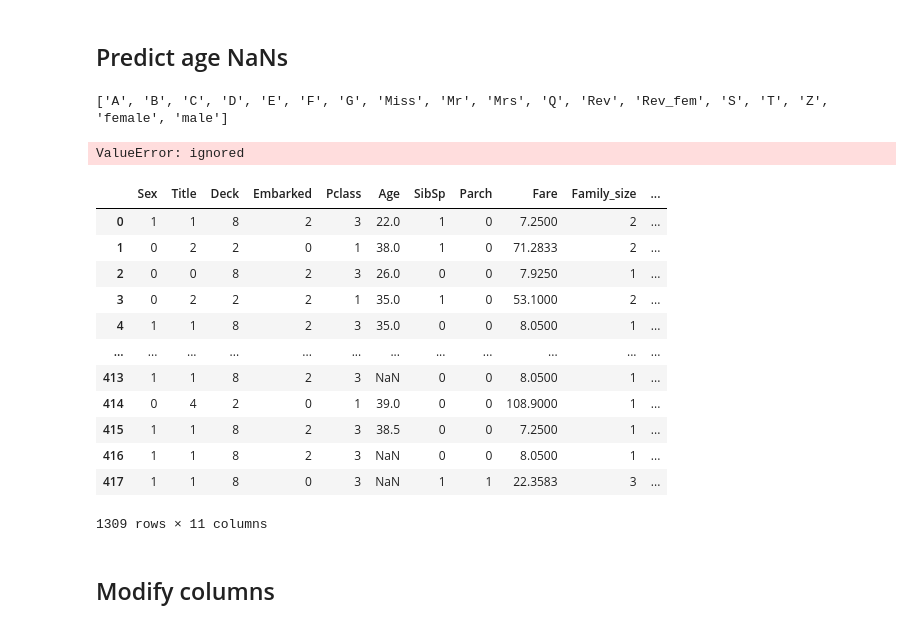
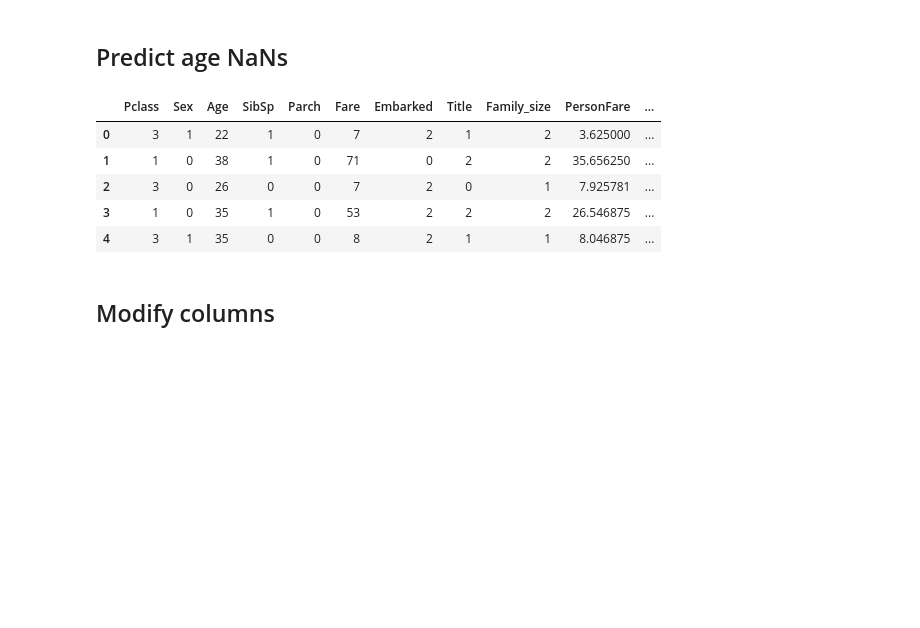
Before and after one commit to Dimildizio/WorksOnMyMachine, a Jupyter notebook: TitanicEDA.ipynb, the cells around one changed output. Drawn from its saved outputs; the diff is of its cells as text; code cells hidden in the pictures; blank space fills up the shorter version.

Commit message:
Solve saving encoders issue

```diff
--- a/TitanicEDA.ipynb
+++ b/TitanicEDA.ipynb
@@ -180,7 +227,0 @@ def train_encoder(cols = ENCODE_COLS):
-# %%
-df11 = train_encoder()
-predict_age_train_model()
-df11.head()
-# %% [output]
-['A', 'B', 'C', 'D', 'E', 'F', 'G', 'Miss', 'Mr', 'Mrs', 'Q', 'Rev', 'Rev_fem', 'S', 'T', 'Z', 'female', 'male']
-ValueError: ignored
@@ -198,19 +228,15 @@ def encode(data):
-# %%
-train_encoder()
-# %% [output]
-|  | Sex | Title | Deck | Embarked | Pclass | Age | SibSp | Parch | Fare | Family_size | ... |
-| 0 | 1 | 1 | 8 | 2 | 3 | 22.0 | 1 | 0 | 7.2500 | 2 | ... |
-| 1 | 0 | 2 | 2 | 0 | 1 | 38.0 | 1 | 0 | 71.2833 | 2 | ... |
-| 2 | 0 | 0 | 8 | 2 | 3 | 26.0 | 0 | 0 | 7.9250 | 1 | ... |
-| 3 | 0 | 2 | 2 | 2 | 1 | 35.0 | 1 | 0 | 53.1000 | 2 | ... |
-| 4 | 1 | 1 | 8 | 2 | 3 | 35.0 | 0 | 0 | 8.0500 | 1 | ... |
-| ... | ... | ... | ... | ... | ... | ... | ... | ... | ... | ... | ... |
-| 413 | 1 | 1 | 8 | 2 | 3 | NaN | 0 | 0 | 8.0500 | 1 | ... |
-| 414 | 0 | 4 | 2 | 0 | 1 | 39.0 | 0 | 0 | 108.9000 | 1 | ... |
-| 415 | 1 | 1 | 8 | 2 | 3 | 38.5 | 0 | 0 | 7.2500 | 1 | ... |
-| 416 | 1 | 1 | 8 | 2 | 3 | NaN | 0 | 0 | 8.0500 | 1 | ... |
-| 417 | 1 | 1 | 8 | 0 | 3 | NaN | 1 | 1 | 22.3583 | 3 | ... |
-1309 rows × 11 columns
+# %%
+df11 = train_encoder()
+df_n, df_t = predict_age_model()
+
+change_dtypes(df_n).head()  #float to int mostly
+# %% [output]
+|  | Pclass | Sex | Age | SibSp | Parch | Fare | Embarked | Title | Family_size | PersonFare | ... |
+| 0 | 3 | 1 | 22 | 1 | 0 | 7 | 2 | 1 | 2 | 3.625000 | ... |
+| 1 | 1 | 0 | 38 | 1 | 0 | 71 | 0 | 2 | 2 | 35.656250 | ... |
+| 2 | 3 | 0 | 26 | 0 | 0 | 7 | 2 | 0 | 1 | 7.925781 | ... |
+| 3 | 1 | 0 | 35 | 1 | 0 | 53 | 2 | 2 | 2 | 26.546875 | ... |
+| 4 | 3 | 1 | 35 | 0 | 0 | 8 | 2 | 1 | 1 | 8.046875 | ... |
 # %% [markdown]
 ## Modify columns
 # %%
```
Also changed, not shown: parts of 6 cells of this notebook.
